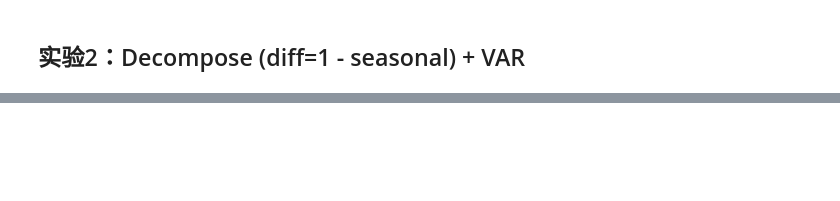
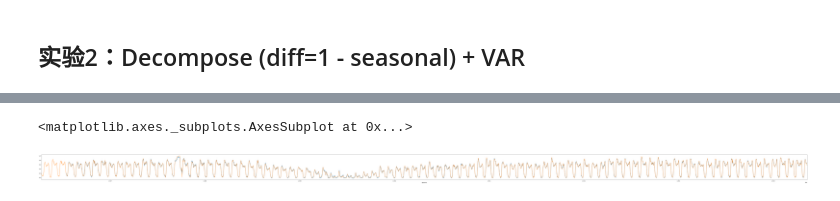
Before and after one commit to MAZiqing/MZQ_city_sequenctial_data_prediction, a Jupyter notebook: main_JuNo/VAR_baseline.ipynb, the cells around one changed output, grey strips where cells are left out. Cells and saved outputs as stored; diff of their text form; code cells hidden in the pictures; blank space fills up the shorter version.

```diff
--- a/main_JuNo/VAR_baseline.ipynb
+++ b/main_JuNo/VAR_baseline.ipynb
@@ -230 +40,12 @@ df_resid = df_test[columns] - df_seasonal
+# %%
+# The training set is used for training the VAR model
+# The valid set is only for predict and valid
+model = VAR(df_train[columns].interpolate().fillna(0).values)
+hist_lag = 48*3
+# hist_lag = 100 # 0.03501
+# hist_lag = 80 # 0.03506
+hist_lag = 40 # 0.0346
+# hist_lag = 40 # 0.0422
+
+model_fitted = model.fit(hist_lag)
 # %%
@@ -312,15 +63,0 @@ df3.head(2)
-# %%
-hist_lag = 48*7
-fit_size = 2
-future_lag = 4
-station_for_pred = 'q8'
-df_test_ori['VAR_pred'] = 0
-for i in tqdm(range(0, df_test.shape[0]-hist_lag-future_lag)):
-
-    forecast_input = df3[columns].values[i: i+hist_lag]
-    model = VAR(forecast_input)
-    model_fitted = model.fit(fit_size)
-    forecast_output = pd.DataFrame(model_fitted.forecast(y=forecast_input, steps=4), columns=columns)
-#     diff = forecast_output[station_for_pred].sum() + \
-#     df_seasonal[station_for_pred].iloc[i+hist_lag:i+hist_lag+future_lag].sum()
-    df_test_ori['VAR_pred'].iloc[i+hist_lag+future_lag-1] = forecast_output[station_for_pred].iloc[-1]
@@ -370,0 +158,9 @@ Exp3, hist_lag=48\*7, 'q8', inputz_size=5
+# %%
+ori1 = df3['q8_seasonal'] + df3['resi1'] + df3['q8_ori'].shift(1).copy() # 验证了没问题
+ori2 = df3['q8_ori']
+plt.figure(figsize=(120,4))
+ori1.plot()
+ori2.plot()
+# %% [output]
+<matplotlib.axes._subplots.AxesSubplot at 0x...>
+[figure, added]
```
Also changed, not shown: parts of 39 cells of this notebook, 18 other files.
